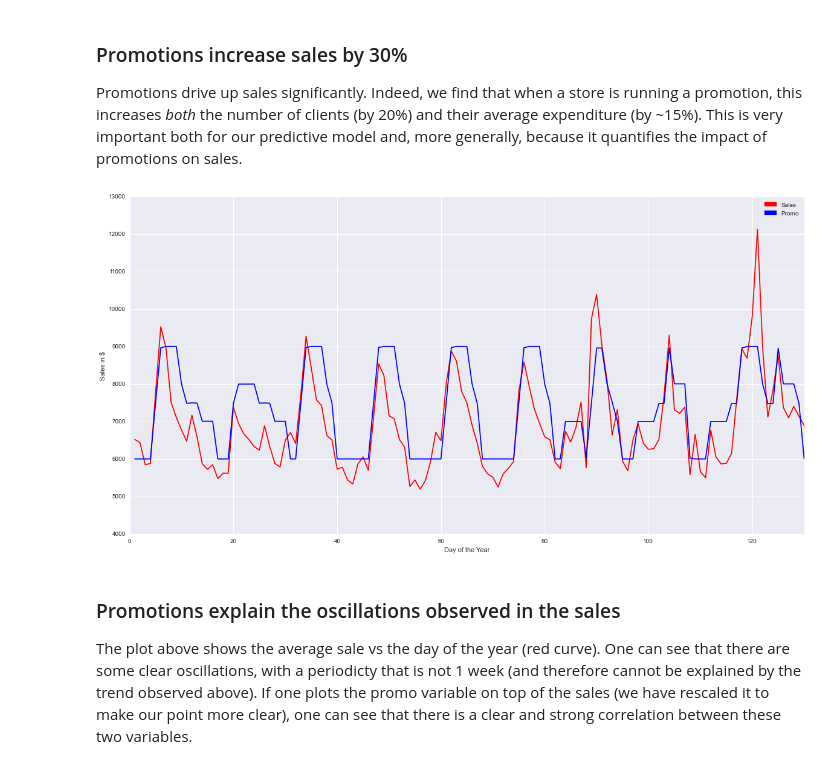
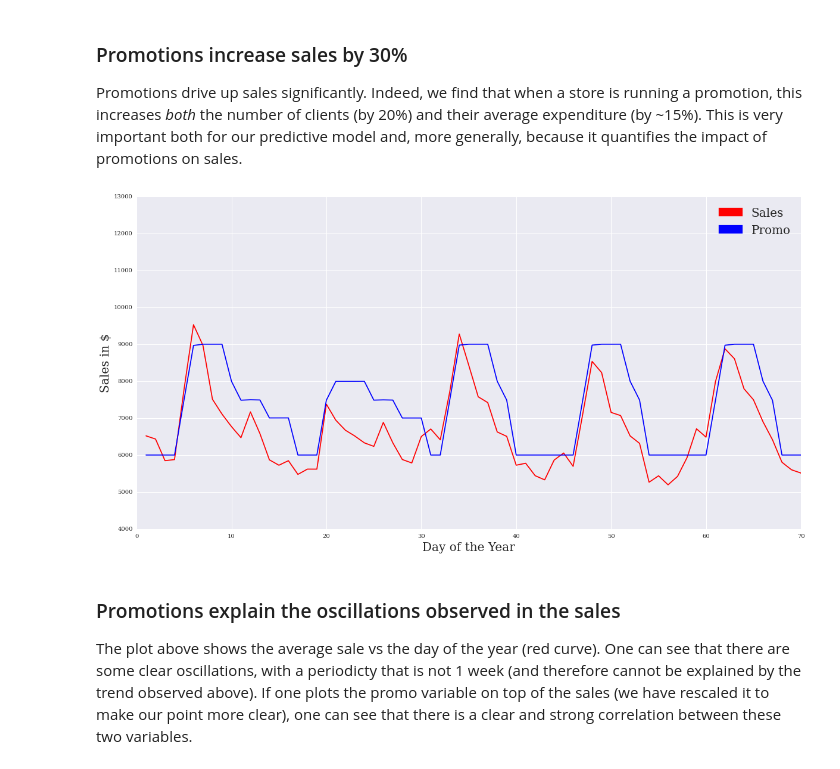
Before and after one commit to DarioMarrocchelli/DSI-Capstone-Project, a Jupyter notebook: Capstone Project Write Up.ipynb, the cells around one changed output. Cells and saved outputs as stored; diff of their text form; code cells hidden in the pictures.

```diff
--- a/Capstone Project Write Up.ipynb
+++ b/Capstone Project Write Up.ipynb
@@ -72,20 +79,20 @@ Promotions drive up sales significantly. Indeed, we find that when a store is ru
 # %%
 concat['Date3'] = pd.to_datetime(concat['Date']).dt.dayofyear
 plt.figure(figsize=(20,10))
 y = concat.groupby(['Date3'])['Sales'].mean()
 z = 6000+3000*concat.groupby(['Date3'])['Promo'].mean()
 x = concat.groupby(['Date3'])['Date3'].mean()
 plt.plot(x, y, color = 'red', label = 'Sales')
 plt.plot(x, z, color = 'blue')
-plt.xlabel('Day of the Year')
-plt.ylabel('Sales in $')
+plt.xlabel('Day of the Year', fontsize=20)
+plt.ylabel('Sales in $', fontsize=20)
 red_patch = mpatches.Patch(color='red', label='Sales')
 blue_patch = mpatches.Patch(color='blue', label='Promo')
-plt.legend(handles=[red_patch, blue_patch])
-pylab.xlim([0,130])
+plt.legend(handles=[red_patch, blue_patch],prop={'size':20})
+pylab.xlim([0,70])
 plt.show()
 # %% [output]
-[figure, old version]
+[figure, new version]
 # %% [markdown]
 ### Promotions explain the oscillations observed in the sales
 The plot above shows the average sale vs the day of the year (red curve). One can see that there are some clear oscillations, with a periodicty that is not 1 week (and therefore cannot be explained by the trend observed above). If one plots the promo variable on top of the sales (we have rescaled it to make our point more clear), one can see that there is a clear and strong correlation between these two variables.
```
Also changed, not shown: parts of 8 cells of this notebook.
